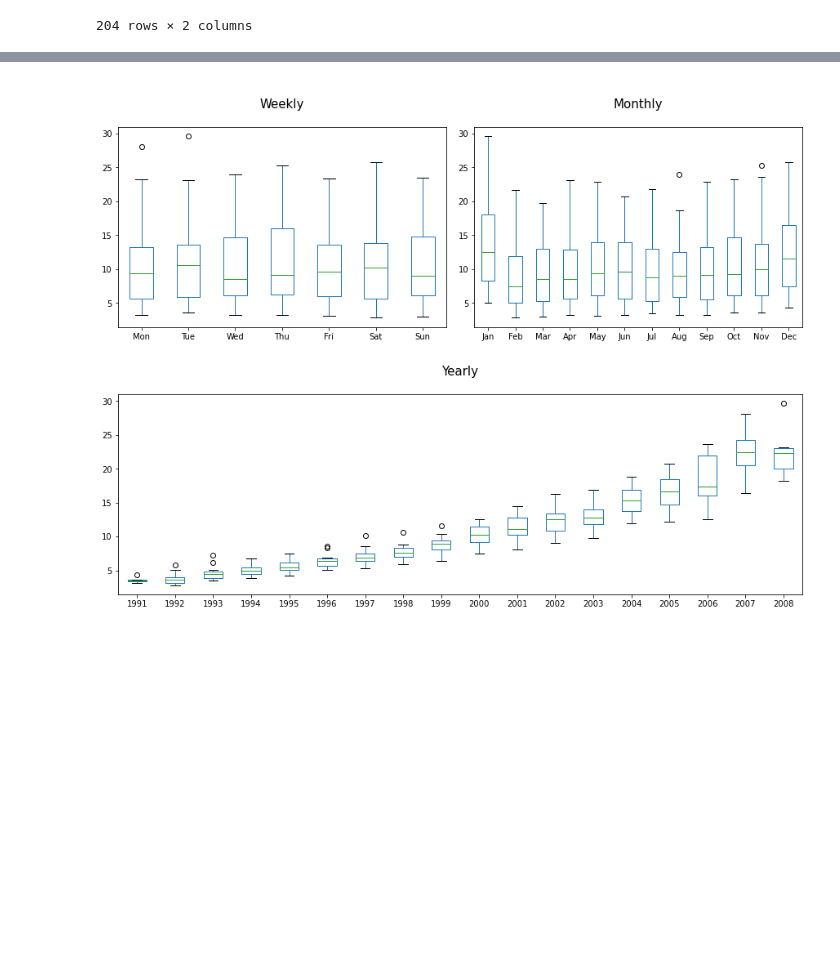
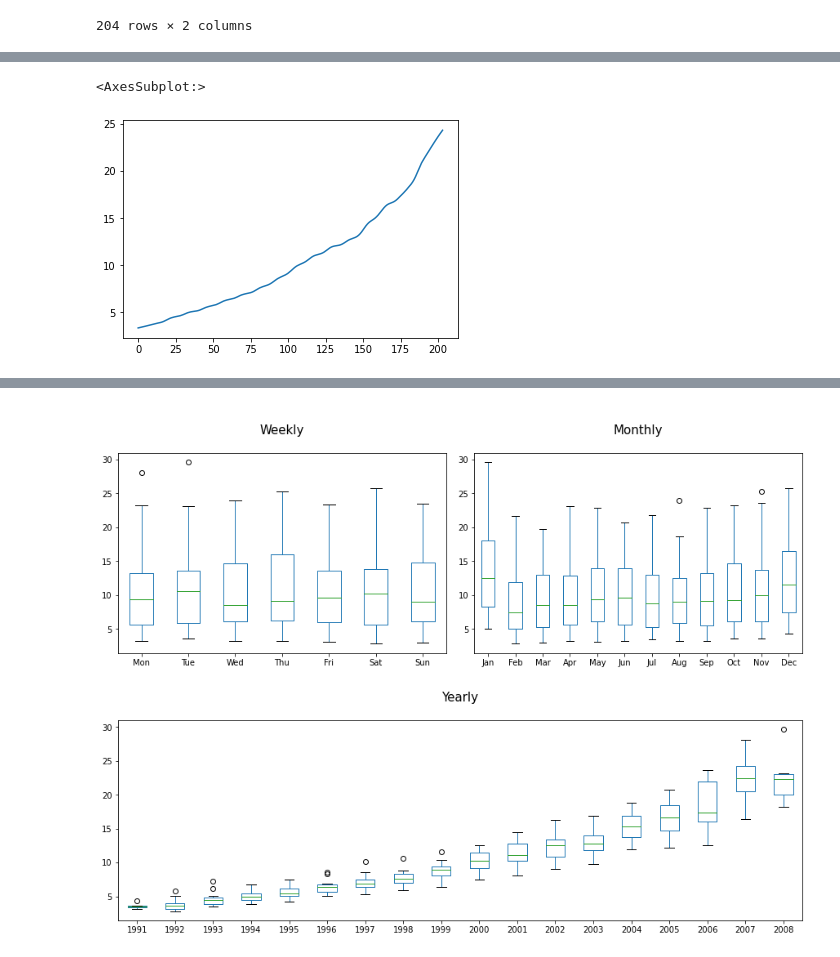
Before and after one commit to AaronNHorvitz/WanderingGoose, a Jupyter notebook: Sandbox/Time Series EDA.ipynb, the cells around one changed output, grey strips where cells are left out. Drawn from its saved outputs; the diff is of its cells as text; code cells hidden in the pictures; blank space fills up the shorter version.

```diff
--- a/Sandbox/Time Series EDA.ipynb
+++ b/Sandbox/Time Series EDA.ipynb
@@ -31,0 +72,5 @@ df
+# %%
+data['y_lowess'].plot()
+# %% [output]
+<AxesSubplot:>
+[figure, added]
```
Also changed, not shown: parts of 13 cells of this notebook.
